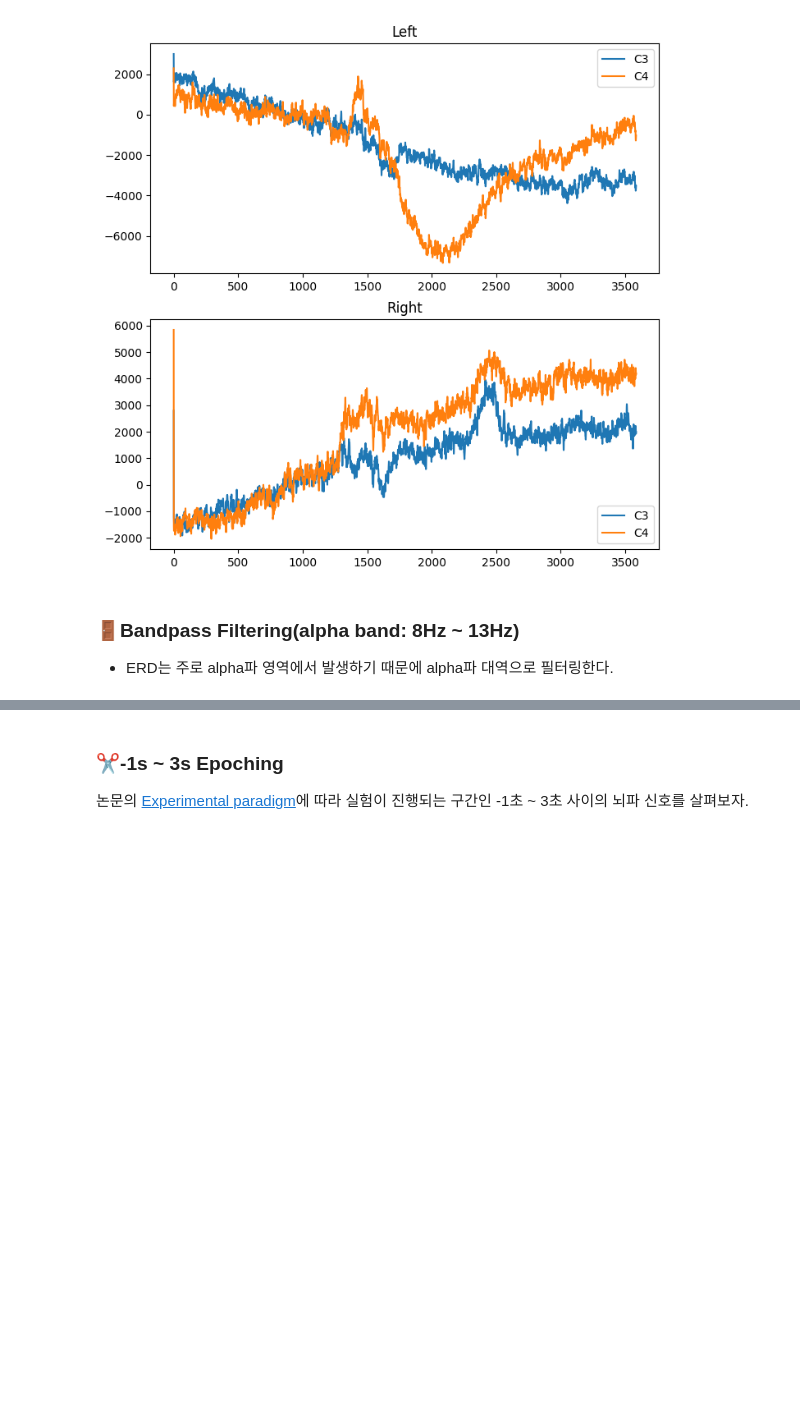
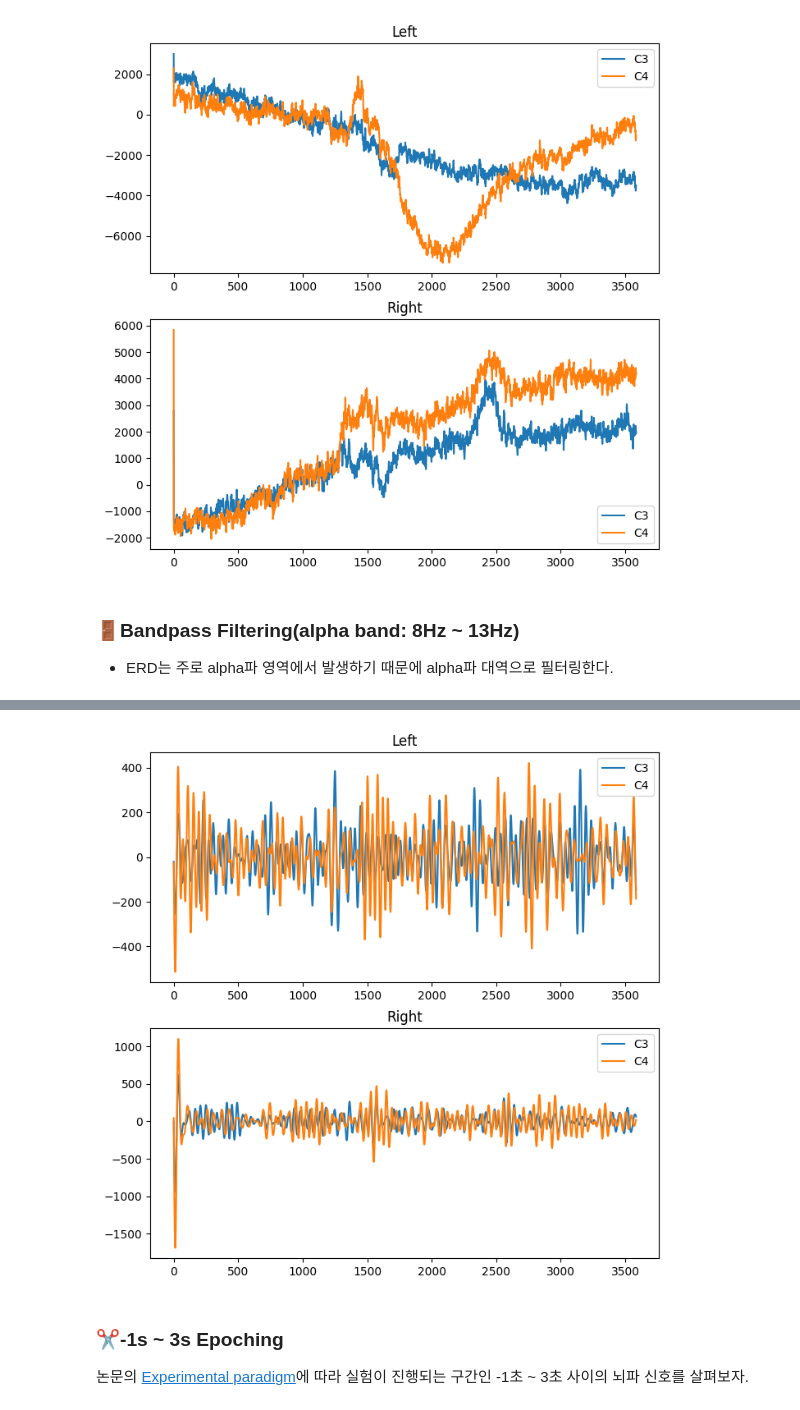
Before and after one commit to logiggi/MNE_tutorials, a Jupyter notebook: ERD of single subject.ipynb, the cells around one changed output, grey strips where cells are left out. Drawn from its saved outputs; the diff is of its cells as text; code cells hidden in the pictures; blank space fills up the shorter version.

```diff
--- a/ERD of single subject.ipynb
+++ b/ERD of single subject.ipynb
@@ -234,3 +235,22 @@ Designing a one-pass, zero-phase, non-causal bandpass filter:
+# %%
+# 예시 데이터 plot
+data = [epochs[LEFT][0].get_data(), epochs[RIGHT][0].get_data()]
+
+fig, axes = plt.subplots(nrows=2, ncols=1, figsize=(8, 8))
+
+axes[0].plot(data[LEFT][0][C3], label='C3')
+axes[0].plot(data[LEFT][0][C4], label='C4')
+axes[0].set_title("Left")
+axes[0].legend()
+
+axes[1].plot(data[RIGHT][0][C3], label='C3')
+axes[1].plot(data[RIGHT][0][C4], label='C4')
+axes[1].set_title("Right")
+axes[1].legend()
+
+plt.show()
+# %% [output]
+[figure, added]
 # %% [markdown]
 ### ✂️-1s ~ 3s Epoching
 
```
Also changed, not shown: parts of 18 cells of this notebook, 3 other files.
